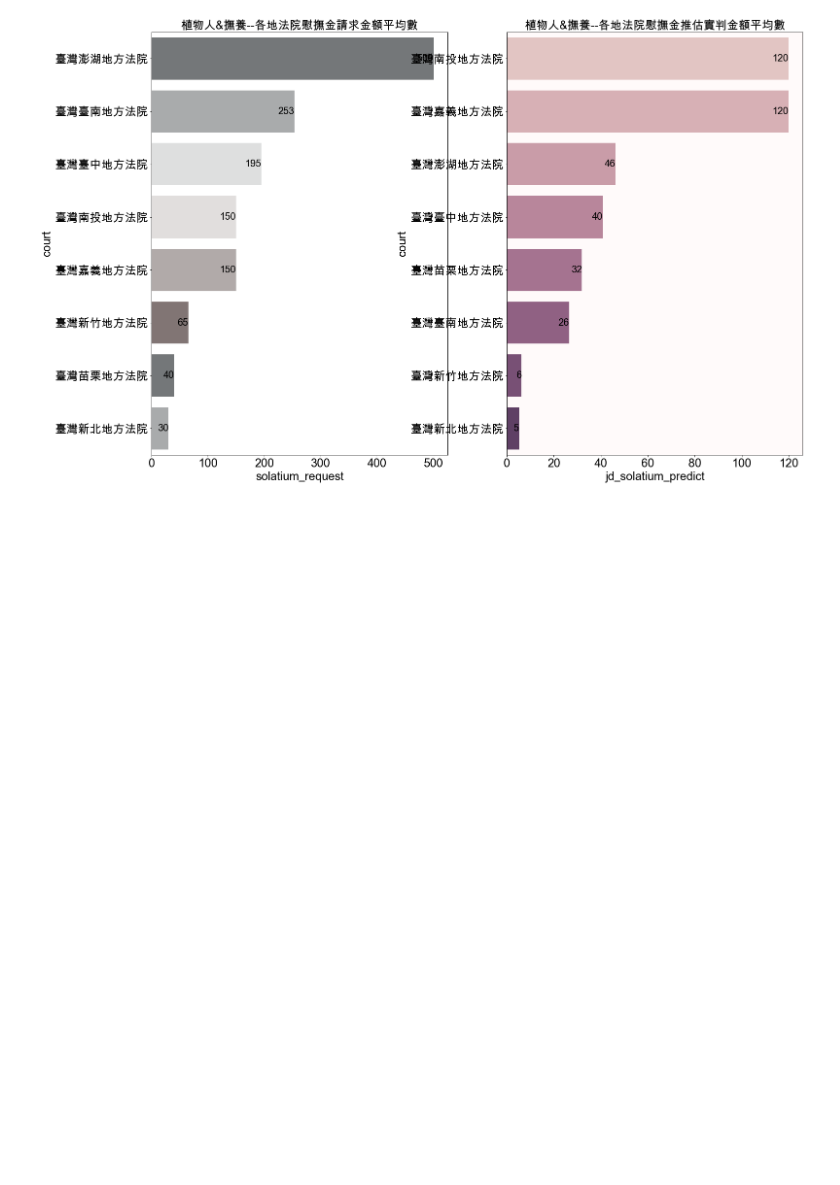
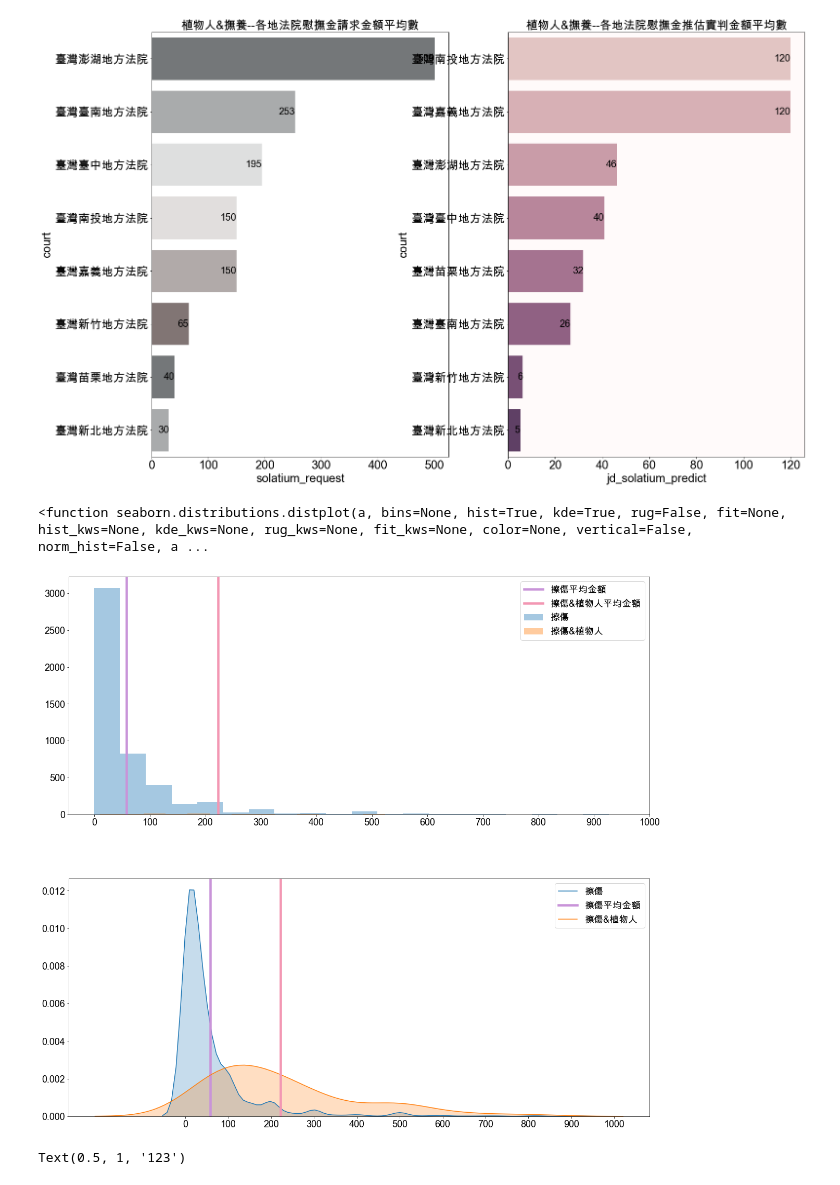
Before and after one commit to ankycheng/damages-calculator, a Jupyter notebook: calculateTool/判決數據分析統計圖.ipynb, the cells around one changed output. Drawn from its saved outputs; the diff is of its cells as text; code cells hidden in the pictures; blank space fills up the shorter version.

```diff
--- a/calculateTool/判決數據分析統計圖.ipynb
+++ b/calculateTool/判決數據分析統計圖.ipynb
@@ -243,5 +240,5 @@ Adding an axes using the same arguments as a previous axes currently reuses the
 # %%
-x=pd.read_pickle("/Users/benbilly3/Desktop/Legaltech/MoreData/result.pickle")
+x=pd.read_pickle("datas/result.pickle")
 
 def jdReportHistGaussian(dataframe,col_name,*args):
     for key in args:
@@ -431,3 +424,69 @@ def jdReportBarRealPredict(df,col_name,*args):
 jdReportBarRealPredict(x,"judgement",'植物人','撫養')
 # %% [output]
 [figure]
+# %%
+sns.distplot
+# %% [output]
+<function seaborn.distributions.distplot(a, bins=None, hist=True, kde=True, rug=False, fit=None, hist_kws=None, kde_kws=None, rug_kws=None, fit_kws=None, color=None, vertical=False, norm_hist=False, a ...
+# %%
+def testFun(dataframe,col_name,*args):
+    fig, (ax1, ax2) = plt.subplots(2,1)
+    plt.rcParams['font.family']=['Arial Unicode MS']
+    plt.rcParams['font.size']=18
+    plt.rcParams["figure.figsize"] = (20,12)
+    plt.subplots_adjust(left=None, bottom=0.3, right=None, top=1.5,hspace = .27, wspace=.2)
+    label_name=[]
+    for key in args:
+        select=dataframe[col_name].values.tolist()
+        a=[key in i for i in select]
+        dataframe=dataframe[a]
+        dataframe=dataframe[dataframe['solatium_request']<10000000]
+        x=dataframe['solatium_request'].values/10000
+        c = ["#"+''.join([random.choice('0123456789ABCDEF') for j in range(6)])for i in range(1)]
+
+        #處理label
+        label_name.append(key)
+        try:
+            label_name2='&'.join(label_name)
+        except:
+            label_name2=label_name[0]
+
+#         plt.subplot(1,2,1,facecolor='lemonchiffon')
+
+#         ax= sns.distplot(x,bins=20,label=label_name2,kde=False)
+        sns.distplot(x,bins=20,label=label_name2,kde=False, ax=ax1)
+
+#         plt.xticks(range(0,1100,100))
+        ax1.set_xticks(range(0,1100,100))
+
+#         plt.ylabel('人數')
+#         ax1,set_ylabel('人數')
+#         plt.xlabel('請求金額(萬)')
+        name='&'.join([key for key in args])
+#         plt.title(name+'--慰撫金請求金額直方圖(條件交集)')
+        p=x.mean()
+#         plt.axvline(x=p,linewidth=4.5,color=c[0],label=label_name2+'平均金額')
+        ax1.axvline(x=p,linewidth=4.5,color=c[0],label=label_name2+'平均金額')
+#         plt.legend()
+        ax1.legend()
+#         plt.grid(color='b', linestyle='--', linewidth=0.2)
+#         ax.legend()
+
+#         plt.subplot(2,1,2,facecolor='lemonchiffon')
+#         ax1= sns.kdeplot(x, shade=True,label=label_name2)
+        sns.kdeplot(x, shade=True,label=label_name2, ax=ax2)
+#         plt.xticks(range(0,1100,100))
+        ax2.set_xticks(range(0,1100,100))
+#         plt.xlabel('請求金額(萬)')
+#         plt.title(name+'--慰撫金請求金額高斯分佈圖(條件交集)')
+#         plt.axvline(x=p,linewidth=4.5,color=c[0],label=label_name2+'平均金額')
+        ax2.axvline(x=p,linewidth=4.5,color=c[0],label=label_name2+'平均金額')
+#         ax1.legend()
+
+testFun(x,"judgement",'擦傷', '植物人')
+# %% [output]
+[figure, added]
+# %%
+ax1.set_title('123')
+# %% [output]
+Text(0.5, 1, '123')
```
Also changed, not shown: parts of 19 cells of this notebook, 40 other files.
